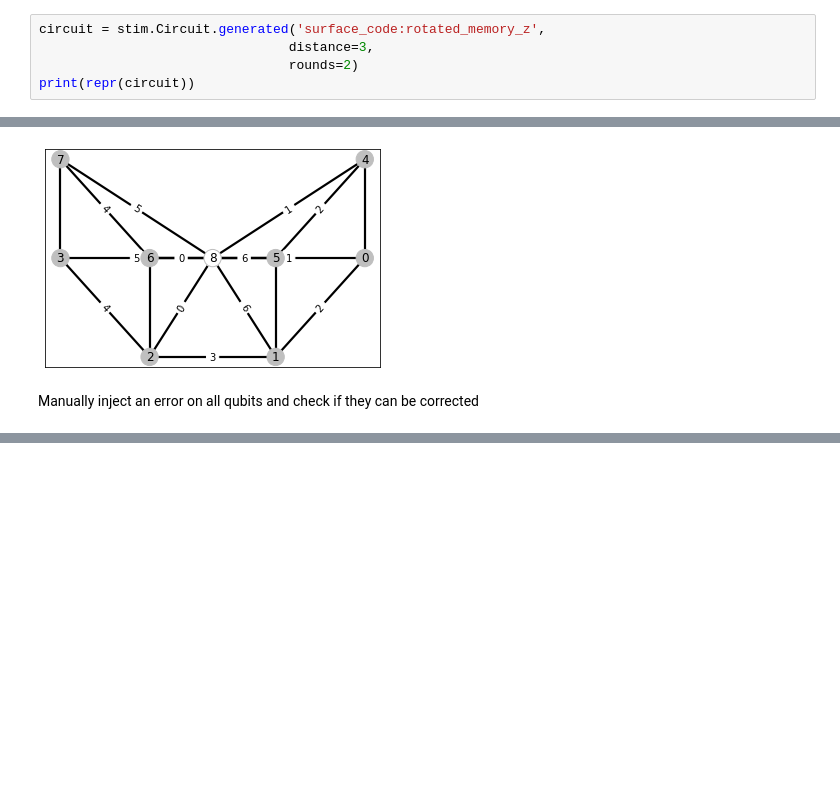
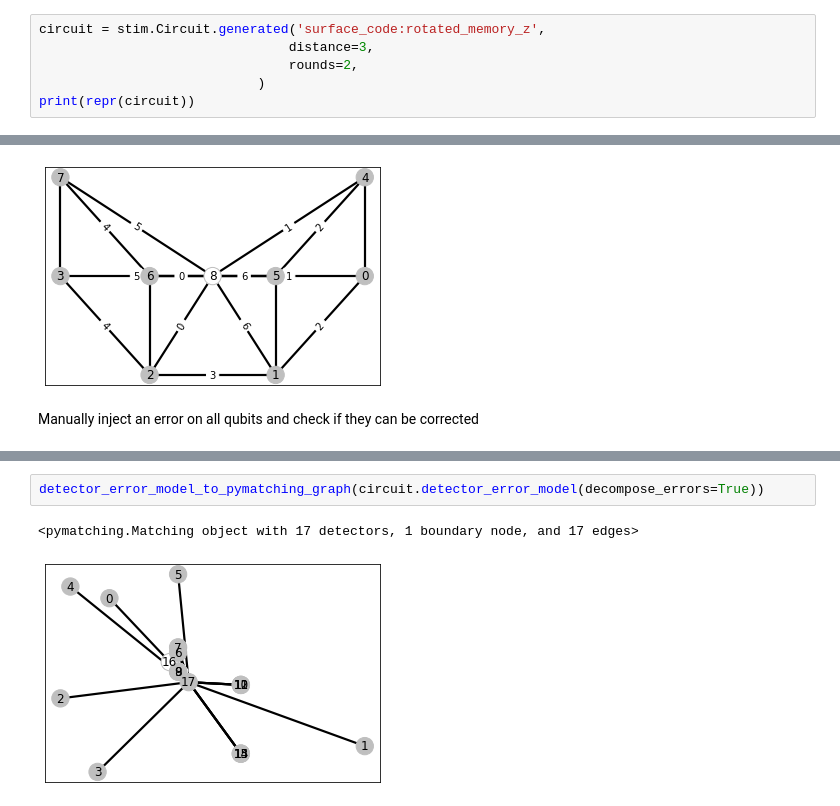
Before and after one commit to liorella/research, a Jupyter notebook: gatelevel/gatelevel_qiskit/examples/stim_tutorial.ipynb, the cells around one changed output, grey strips where cells are left out. Cells and saved outputs as stored; diff of their text form; blank space fills up the shorter version.

```diff
--- a/gatelevel/gatelevel_qiskit/examples/stim_tutorial.ipynb
+++ b/gatelevel/gatelevel_qiskit/examples/stim_tutorial.ipynb
@@ -9,7 +9,8 @@ Let's generate the circuit without errors:
 # %%
 circuit = stim.Circuit.generated('surface_code:rotated_memory_z',
                                 distance=3,
-                                rounds=2)
+                                rounds=2,
+                            )
 print(repr(circuit))
 # %% [output]
 stim.Circuit('''
@@ -189,0 +443,5 @@ corrected logical state = 0
+# %%
+detector_error_model_to_pymatching_graph(circuit.detector_error_model(decompose_errors=True))
+# %% [output]
+<pymatching.Matching object with 17 detectors, 1 boundary node, and 17 edges>
+[figure, added]
```
Also changed, not shown: parts of 26 cells of this notebook.
